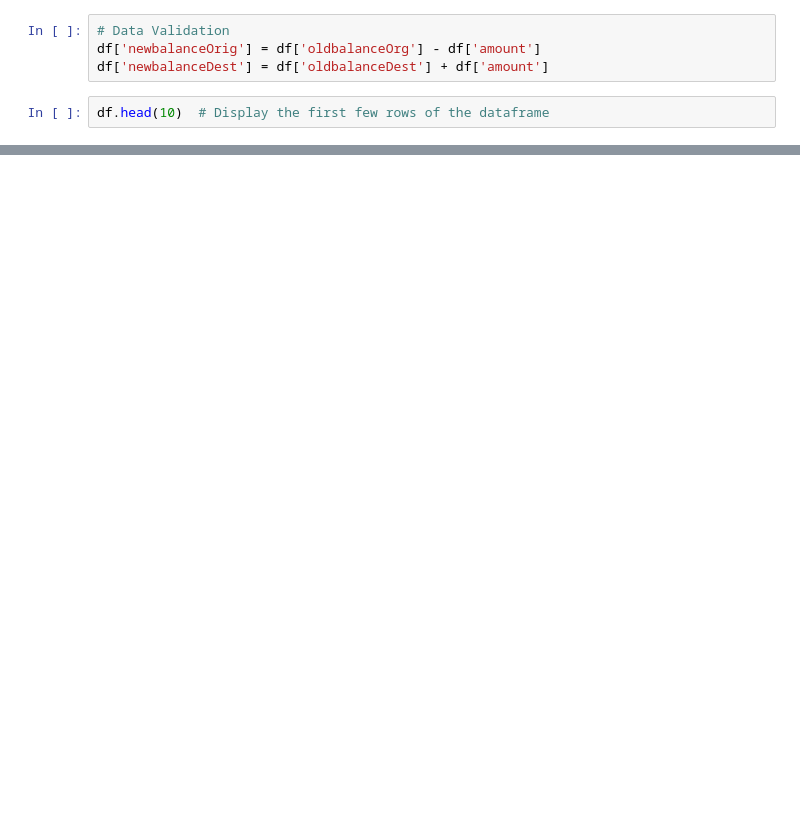
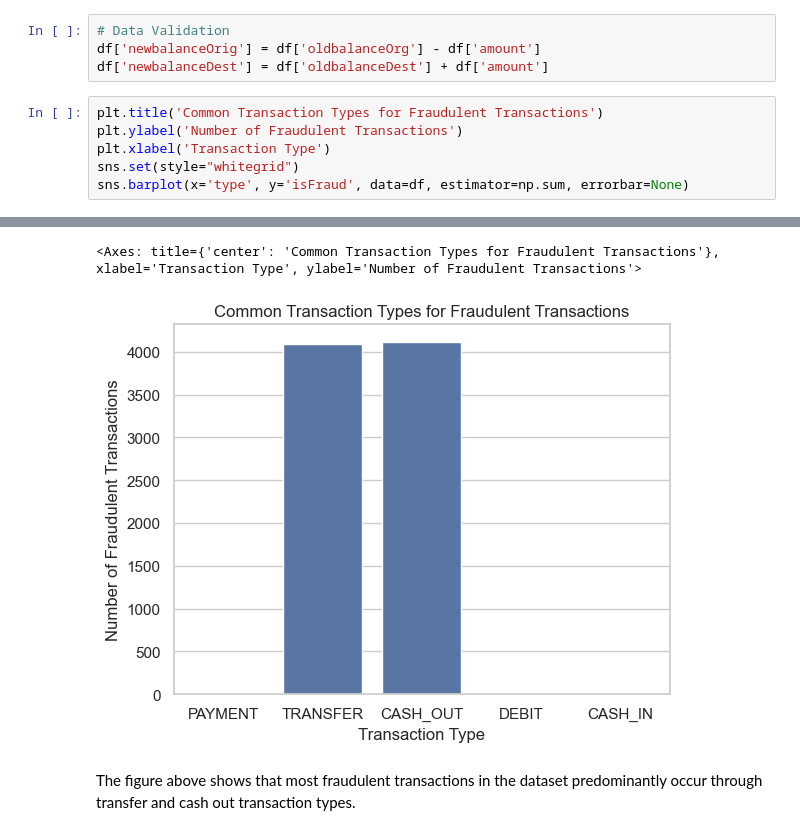
Before and after one commit to christianbusalanan/fraud-detection, a Jupyter notebook: notebooks/01_eda_and_feature_engineering.ipynb, the cells around one changed output, grey strips where cells are left out. Cells and saved outputs as stored; diff of their text form; blank space fills up the shorter version.

```diff
--- a/notebooks/01_eda_and_feature_engineering.ipynb
+++ b/notebooks/01_eda_and_feature_engineering.ipynb
@@ -22,5 +22,9 @@ df.head()
 df['newbalanceOrig'] = df['oldbalanceOrg'] - df['amount']
 df['newbalanceDest'] = df['oldbalanceDest'] + df['amount']
 # %%
-df.head(10)  # Display the first few rows of the dataframe
+plt.title('Common Transaction Types for Fraudulent Transactions')
+plt.ylabel('Number of Fraudulent Transactions')
+plt.xlabel('Transaction Type')
+sns.set(style="whitegrid")
+sns.barplot(x='type', y='isFraud', data=df, estimator=np.sum, errorbar=None)
 # %% [output]
@@ -37,0 +31,4 @@ df.head(10)  # Display the first few rows of the dataframe
+<Axes: title={'center': 'Common Transaction Types for Fraudulent Transactions'}, xlabel='Transaction Type', ylabel='Number of Fraudulent Transactions'>
+[figure, added]
+# %% [markdown]
+The figure above shows that most fraudulent transactions in the dataset predominantly occur through transfer and cash out transaction types.
```
Also changed, not shown: parts of 1 cell of this notebook.
